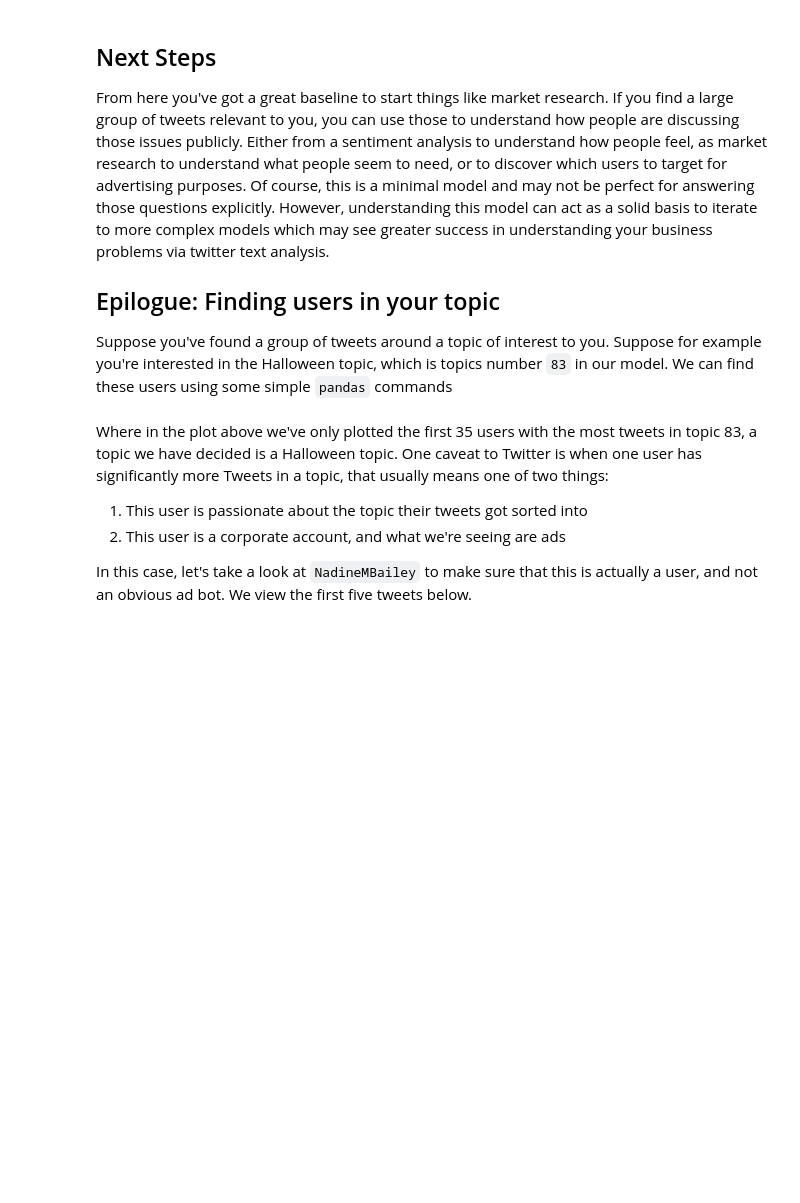
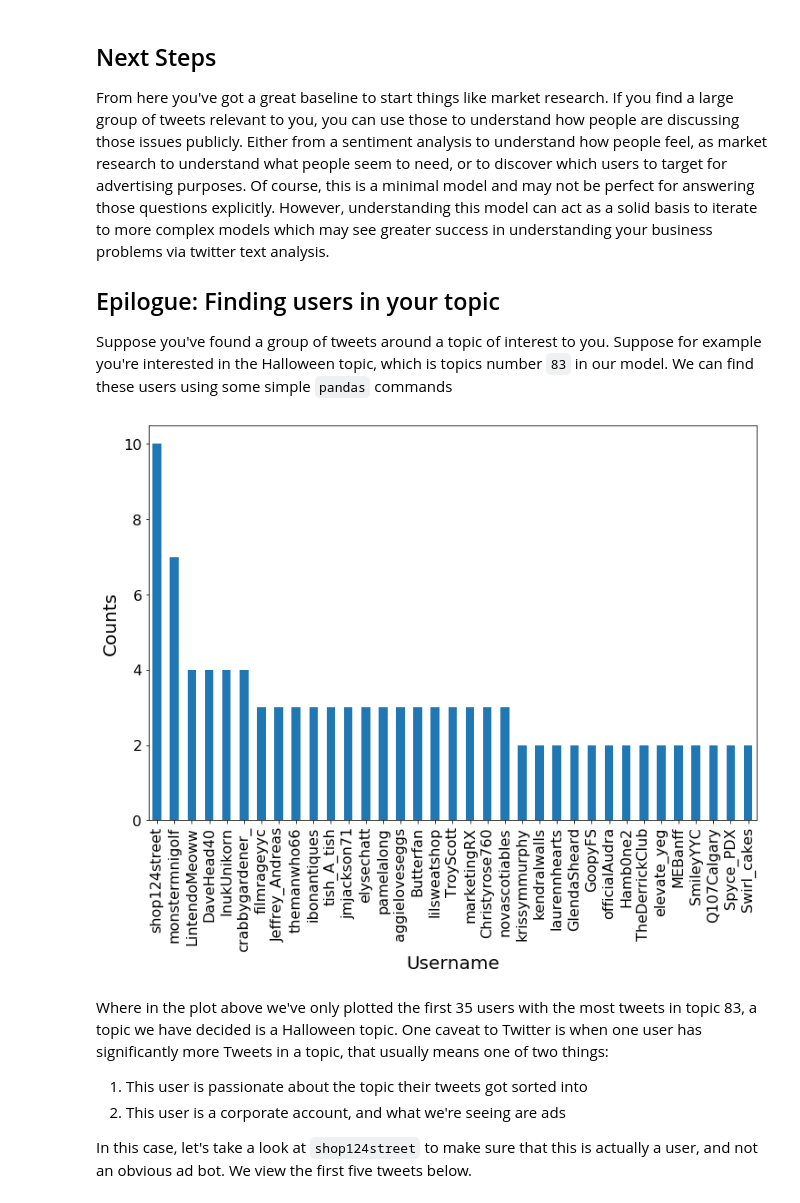
Before and after one commit to cybera/data-science-for-entrepreneurs-workshops, a Jupyter notebook: 3.Tweet_Topic_Modelling.ipynb, the cells around one changed output. Saved outputs shown, nothing was run; the diff lists cells and outputs as text; code cells hidden in the pictures; blank space fills up the shorter version.

Commit message:
using smaller subset of data so servers dont crash

```diff
--- a/3.Tweet_Topic_Modelling.ipynb
+++ b/3.Tweet_Topic_Modelling.ipynb
@@ -307,7 +307,10 @@ def cheat_join(row):
         return row.in_reply_to_status_id_str
 
 df['in_reply_to_statis_id_str'] = df.apply(cheat_join, axis=1)
-df.head()
+
+# Unfortunately, using all the tweets is a little too much for our little ol' server. If you do this workshop
+# again locally, feel free to remove this line!
+df = df.tail(50000)
 # %% [markdown]
 ## Word Embedding Test Drive
 
@@ -389,7 +429,7 @@ twee = t.groupby('in_reply_to_status_id_str')['extended_tweet_cleaned'].apply(la
 twee=twee.reset_index()
 twee = twee.rename(index=str, columns={"extended_tweet_cleaned": "extended_tweet_cleaned_thread"})
 
-a = df.merge(twee, on='in_reply_to_status_id_str', how='left')
+df = df.merge(twee, on='in_reply_to_status_id_str', how='left')
 
 def fill_thread(row):
     if str(row['extended_tweet_cleaned_thread']) == 'nan':
@@ -397,5 +437,4 @@ def fill_thread(row):
     else:
         return row['extended_tweet_cleaned_thread']
 
-a['extended_tweet_cleaned_thread'] = a.apply(fill_thread, axis = 1)
-df = a.copy()
+df['extended_tweet_cleaned_thread'] = df.apply(fill_thread, axis = 1)
@@ -680,7 +737,7 @@ from sklearn.cluster import MiniBatchKMeans
 
 # Experiment with other topic numbers! Change the number of clusters to anything between 2 and 500
 # ( you could choose more than 500, but it may take a long time to compute!)
-clusters = 200
+clusters = 100
 kmeans_model = MiniBatchKMeans(init='k-means++',
                                     n_clusters=clusters,
                                     random_state=5,
@@ -714,7 +775,7 @@ tweet_topic_finder('311calgary', subset, cluster_labels)
 The numbers above are all the topics where the tweets from `@311calgary` got placed by k-means. Explore each topic and see how well you think our model did. Some topics (such as 8, the default below) seem to be very well sorted. However, as you explore see if you can find some exceptions. See if you can understand _why_ something may have been grouped "incorrectly".
 # %%
 # Change cluster_labels == NUM to view different topics
-itemindex = np.where(cluster_labels ==137)[0]
+itemindex = np.where(cluster_labels ==97)[0]
 itemindex
 c=0
 for i in itemindex:
@@ -841,20 +960,22 @@ Suppose you've found a group of tweets around a topic of interest to you. Suppos
 # %%
 # Filter by topic, where the number in subset.topic == NUMBER is the topic of interest
 # Note: the " | " means "Or"
 
-halloween = new_subset[(new_subset.topic == 83)].copy()
+halloween = new_subset[(new_subset.topic == 18)].copy()
 # Count how many times each user tweets
 counted = halloween.groupby(['screen_name'])['screen_name'].count().sort_values(ascending=False)
 
 ax = counted[0:35].plot(kind = 'bar', figsize= (12,8))
 ax.set_ylabel("Counts", size = 20)
 ax.set_xlabel("Username", size = 20)
 ax.tick_params(axis='both', which='major', labelsize=16)
+# %% [output]
+[figure, added]
 # %% [markdown]
 Where in the plot above we've only plotted the first 35 users with the most tweets in topic 83, a topic we have decided is a Halloween topic. One caveat to Twitter is when one user has significantly more Tweets in a topic, that usually means one of two things:
 
 1. This user is passionate about the topic their tweets got sorted into
 2. This user is a corporate account, and what we're seeing are ads
 
-In this case, let's take a look at `NadineMBailey` to make sure that this is actually a user, and not an obvious ad bot. We view the first five tweets below.
+In this case, let's take a look at `shop124street` to make sure that this is actually a user, and not an obvious ad bot. We view the first five tweets below.
 # %%
```
Also changed, not shown: parts of 18 cells of this notebook.
